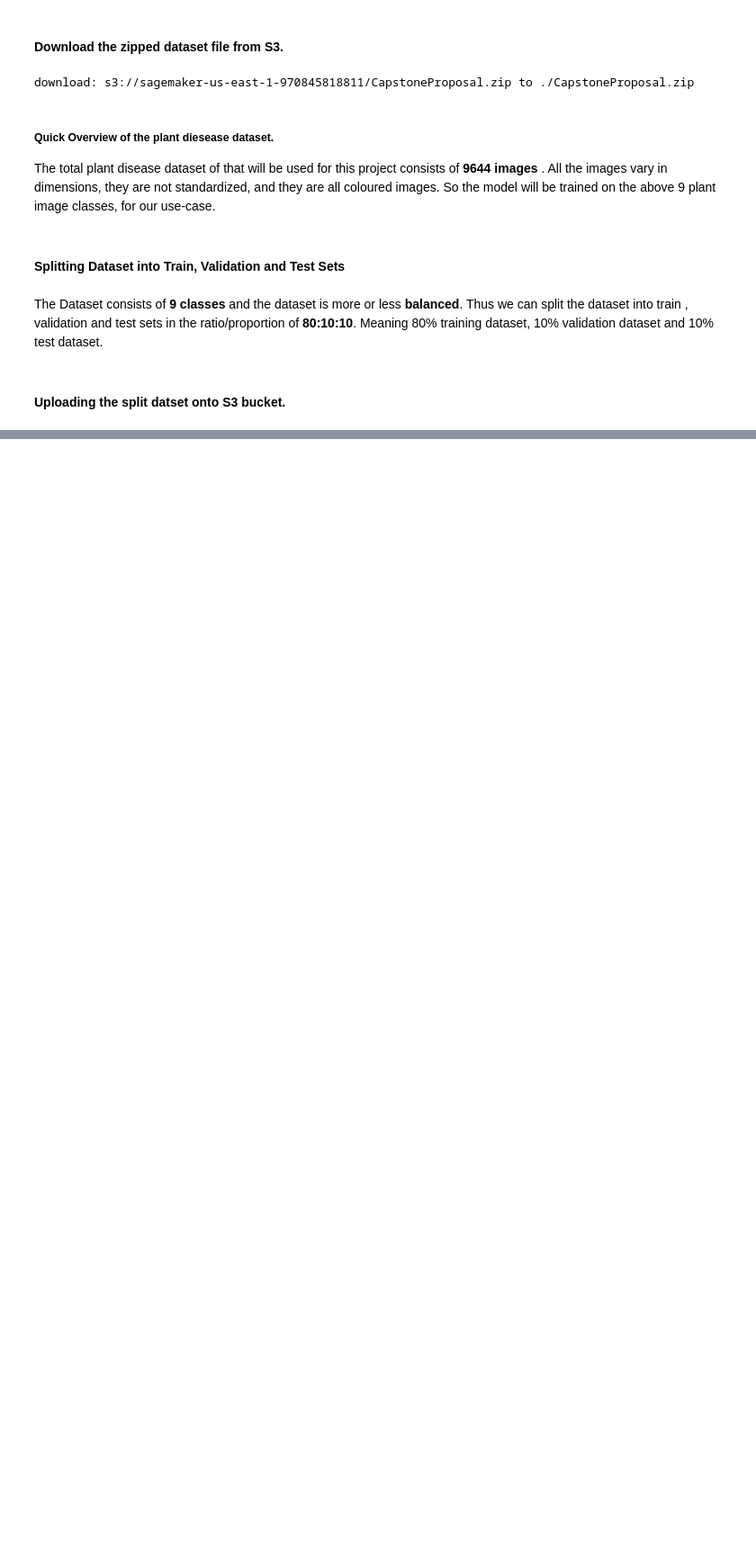
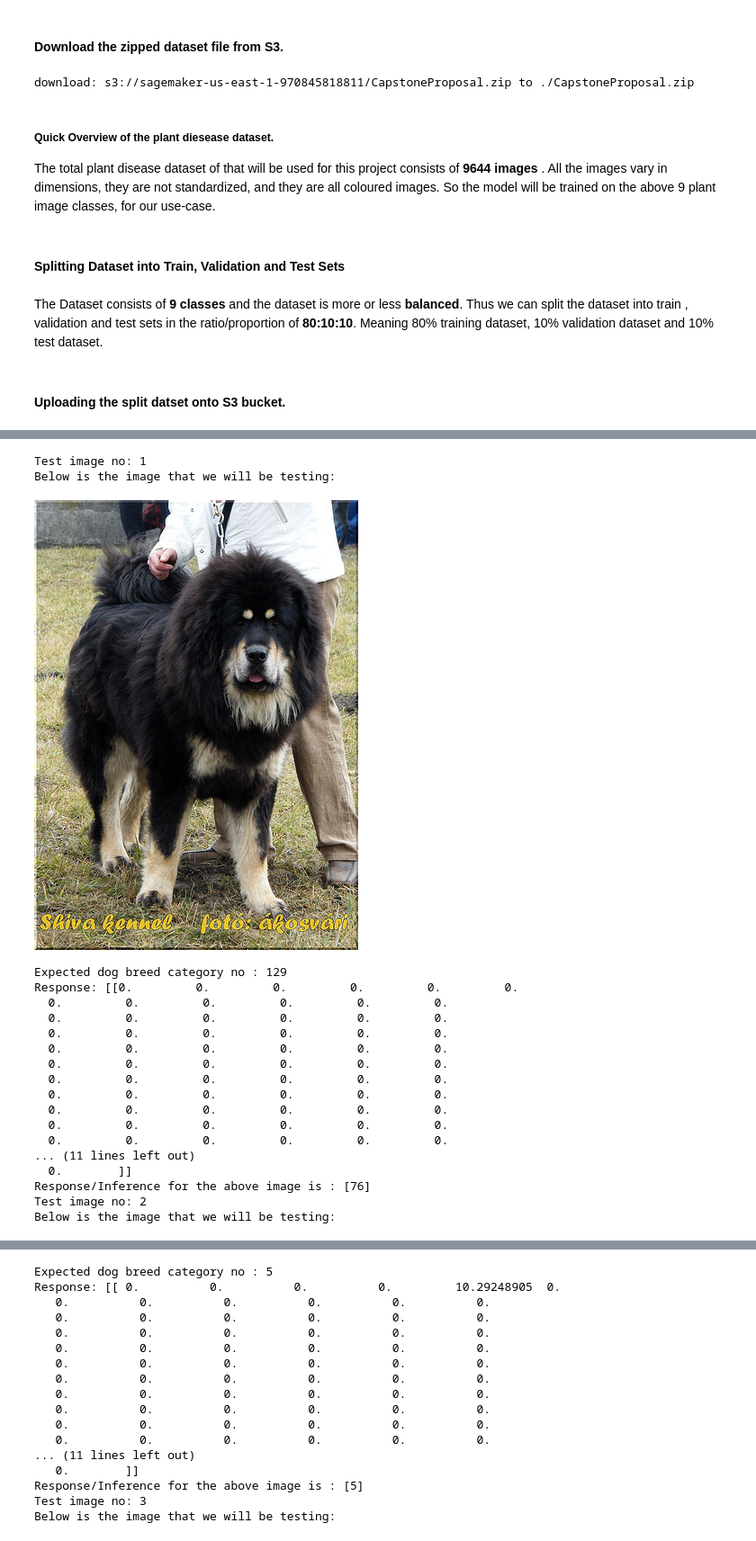
Before and after one commit to Prafull-parmar/AWS-MLE-Capstone-project, a Jupyter notebook: capstone_project.ipynb, the cells around one changed output, grey strips where cells are left out. Shown at 90% size. Drawn from its saved outputs; the diff is of its cells as text; code cells hidden in the pictures; blank space fills up the shorter version.

```diff
--- a/capstone_project.ipynb
+++ b/capstone_project.ipynb
@@ -72,0 +545,3 @@ splitfolders.ratio(input_folder_path, output="plant_disease_dataset", seed=1357,
+# %%
+print(predictor.endpoint_name)
+endpoint_name = predictor.endpoint_name
@@ -72,0 +550,55 @@ splitfolders.ratio(input_folder_path, output="plant_disease_dataset", seed=1357,
+# %%
+# Solution 2: Using boto3
+# Using the runtime boto3 client to test the deployed models endpoint
+import os
+import io
+import boto3
+import json
+import base64
+import PIL
+# setting the  environment variables
+
+ENDPOINT_NAME = endpoint_name
+# We will be using the AWS's lightweight runtime solution to invoke an endpoint.
+runtime= boto3.client('runtime.sagemaker')
+test_dir = "./testImages"
+test_images = [ "TestImg_Tibetan_mastiff.jpg", 'TestImg_Alaskan_malamute.jpg', 'TestImg_Belgian_sheepdog.jpg' ]
+test_images_expected_output = [129, 5, 21 ]
+for index in range(len(test_images) ):
+    test_img = test_images[index]
+    expected_breed_category = test_images_expected_output[index]
+    print(f"Test image no: {index+1}")
+    test_file_path = os.path.join(test_dir,test_img)
+    with open(test_file_path , "rb") as f:
+        payload = f.read()
+        print("Below is the image that we will be testing:")
+        display(Image.open(io.BytesIO(payload)))
+        print(f"Expected dog breed category no : {expected_breed_category}")
+        response = runtime.invoke_endpoint(EndpointName=ENDPOINT_NAME,
+                                       ContentType='image/jpeg',
+                                       Body=payload)
+        response_body = np.asarray(json.loads( response['Body'].read().decode('utf-8')))
+        print(f"Response: {response_body}")
+        predicted_dog_breed = np.argmax(response_body,1) + 1 #We need to do plus 1 as index starts from zero and prediction is zero-indexed
+        print(f"Response/Inference for the above image is : {predicted_dog_breed}")
+# %% [output]
+Test image no: 1
+Below is the image that we will be testing:
+[figure, added]
+Expected dog breed category no : 129
+Response: [[0.         0.         0.         0.         0.         0.
+  0.         0.         0.         0.         0.         0.
+  0.         0.         0.         0.         0.         0.
+  0.         0.         0.         0.         0.         0.
+  0.         0.         0.         0.         0.         0.
+  0.         0.         0.         0.         0.         0.
+  0.         0.         0.         0.         0.         0.
+  0.         0.         0.         0.         0.         0.
+  0.         0.         0.         0.         0.         0.
+  0.         0.         0.         0.         0.         0.
+  0.         0.         0.         0.         0.         0.
+... (11 lines left out)
+  0.        ]]
+Response/Inference for the above image is : [76]
+Test image no: 2
+Below is the image that we will be testing:
@@ -72,0 +606,17 @@ splitfolders.ratio(input_folder_path, output="plant_disease_dataset", seed=1357,
+Expected dog breed category no : 5
+Response: [[ 0.          0.          0.          0.         10.29248905  0.
+   0.          0.          0.          0.          0.          0.
+   0.          0.          0.          0.          0.          0.
+   0.          0.          0.          0.          0.          0.
+   0.          0.          0.          0.          0.          0.
+   0.          0.          0.          0.          0.          0.
+   0.          0.          0.          0.          0.          0.
+   0.          0.          0.          0.          0.          0.
+   0.          0.          0.          0.          0.          0.
+   0.          0.          0.          0.          0.          0.
+   0.          0.          0.          0.          0.          0.
+... (11 lines left out)
+   0.        ]]
+Response/Inference for the above image is : [5]
+Test image no: 3
+Below is the image that we will be testing:
```
Also changed, not shown: parts of 41 cells of this notebook.
